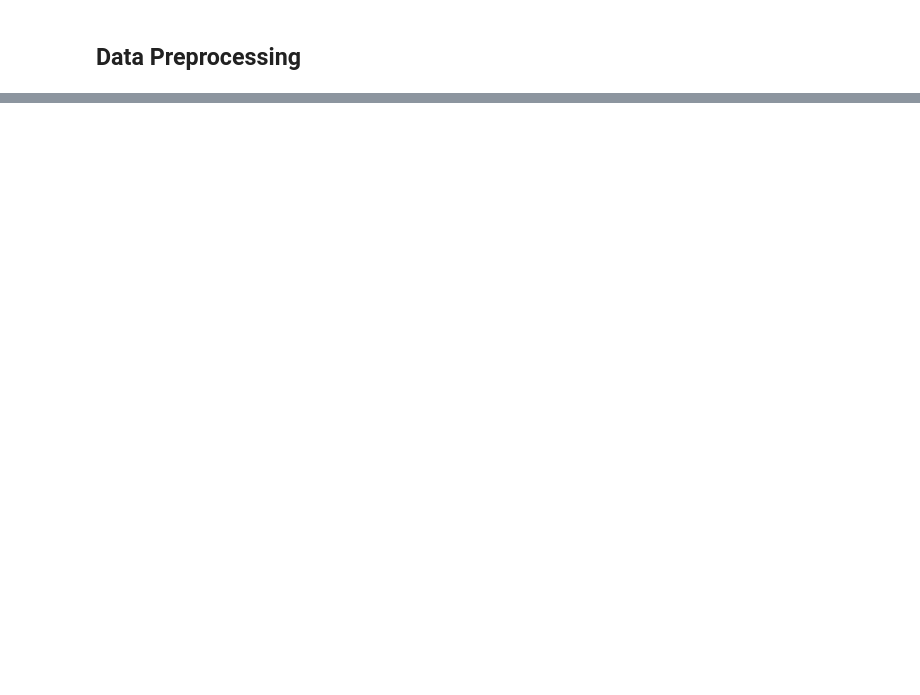
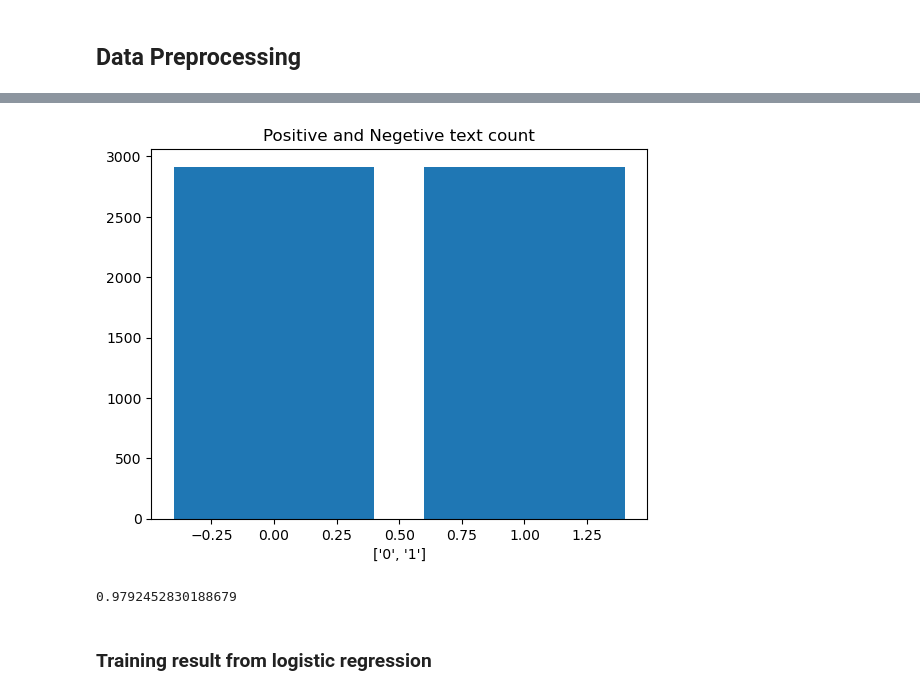
Before and after one commit to mr-rojit/movies-reviews-sentiment-analysis, a Jupyter notebook: Untitled.ipynb, the cells around one changed output, grey strips where cells are left out. Saved outputs shown, nothing was run; the diff lists cells and outputs as text; code cells hidden in the pictures; blank space fills up the shorter version.

Commit message:
train models"

```diff
--- a/Untitled.ipynb
+++ b/Untitled.ipynb
@@ -128,0 +125,9 @@ df.head(20)
+# %%
+X =  df['review']
+y = df['sentiment']
+# %%
+X_train, X_test, y_train, y_test = train_test_split(X, y, test_size=0.2, random_state=42)
+# %%
+tfidf_vectorizer = TfidfVectorizer()
+X_train_tfidf = tfidf_vectorizer.fit_transform(X_train)
+X_test_tfidf = tfidf_vectorizer.transform(X_test)
@@ -128,0 +136,18 @@ df.head(20)
+# %%
+smote = SMOTE(random_state=42)
+X_resampled, y_resampled = smote.fit_resample(X_train_tfidf, y_train)
+# %%
+plt.bar(y_resampled.value_counts().keys(), y_resampled.value_counts())
+plt.title('Positive and Negetive text count')
+plt.xlabel(['0', '1'])
+plt.show()
+# %% [output]
+[figure, added]
+# %%
+logistic_regression = LogisticRegression()
+logistic_regression.fit(X_resampled, y_resampled)
+logistic_regression.score(X_resampled, y_resampled)
+# %% [output]
+0.9792452830188679
+# %% [markdown]
+### Training result from logistic regression
```
Also changed, not shown: parts of 27 cells of this notebook, 2 other files.
